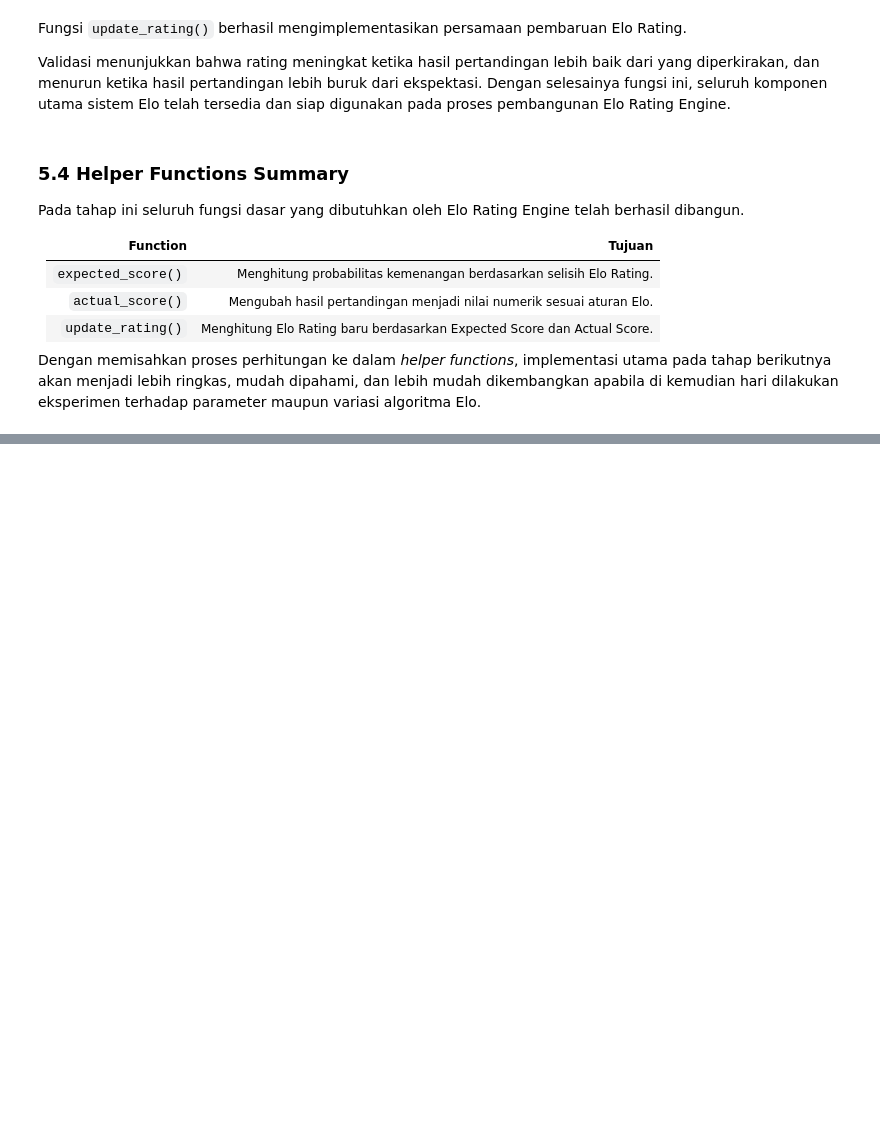
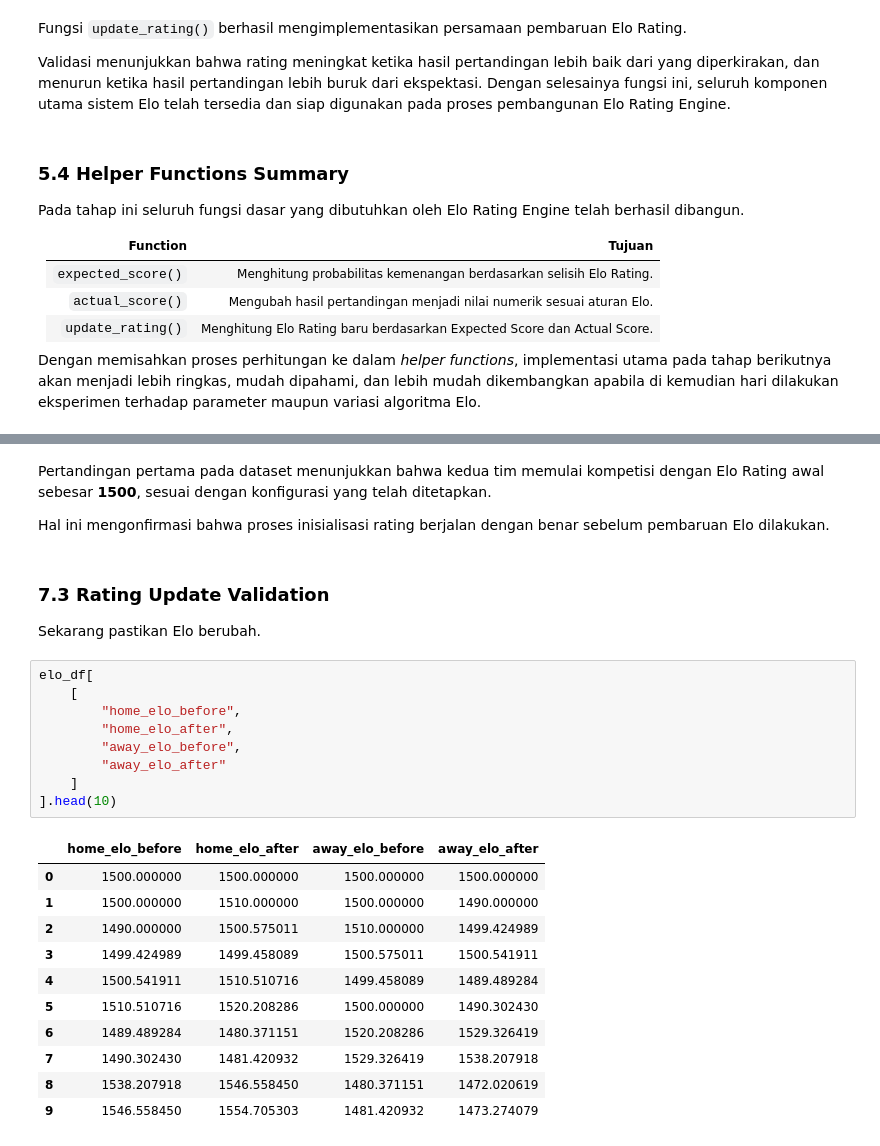
Before and after one commit to RyannPy/international-football-prediction, a Jupyter notebook: notebooks/09_elo_rating_engine.ipynb, the cells around one changed output, grey strips where cells are left out. Drawn from its saved outputs; the diff is of its cells as text; blank space fills up the shorter version.

```diff
--- a/notebooks/09_elo_rating_engine.ipynb
+++ b/notebooks/09_elo_rating_engine.ipynb
@@ -327,0 +503,29 @@ Dengan memisahkan proses perhitungan ke dalam *helper functions*, implementasi u
+# %% [markdown]
+Pertandingan pertama pada dataset menunjukkan bahwa kedua tim memulai kompetisi dengan Elo Rating awal sebesar **1500**, sesuai dengan konfigurasi yang telah ditetapkan.
+
+Hal ini mengonfirmasi bahwa proses inisialisasi rating berjalan dengan benar sebelum pembaruan Elo dilakukan.
+# %% [markdown]
+### 7.3 Rating Update Validation
+
+Sekarang pastikan Elo berubah.
+# %%
+elo_df[
+    [
+        "home_elo_before",
+        "home_elo_after",
+        "away_elo_before",
+        "away_elo_after"
+    ]
+].head(10)
+# %% [output]
+|  | home_elo_before | home_elo_after | away_elo_before | away_elo_after |
+| 0 | 1500.000000 | 1500.000000 | 1500.000000 | 1500.000000 |
+| 1 | 1500.000000 | 1510.000000 | 1500.000000 | 1490.000000 |
+| 2 | 1490.000000 | 1500.575011 | 1510.000000 | 1499.424989 |
+| 3 | 1499.424989 | 1499.458089 | 1500.575011 | 1500.541911 |
+| 4 | 1500.541911 | 1510.510716 | 1499.458089 | 1489.489284 |
+| 5 | 1510.510716 | 1520.208286 | 1500.000000 | 1490.302430 |
+| 6 | 1489.489284 | 1480.371151 | 1520.208286 | 1529.326419 |
+| 7 | 1490.302430 | 1481.420932 | 1529.326419 | 1538.207918 |
+| 8 | 1538.207918 | 1546.558450 | 1480.371151 | 1472.020619 |
+| 9 | 1546.558450 | 1554.705303 | 1481.420932 | 1473.274079 |
```
Also changed, not shown: parts of 27 cells of this notebook.
